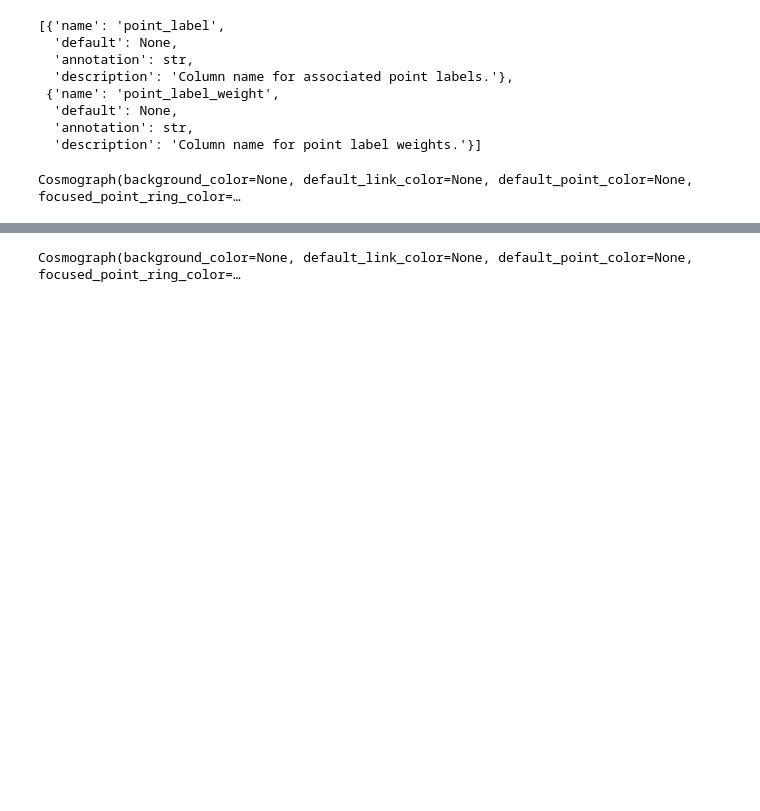
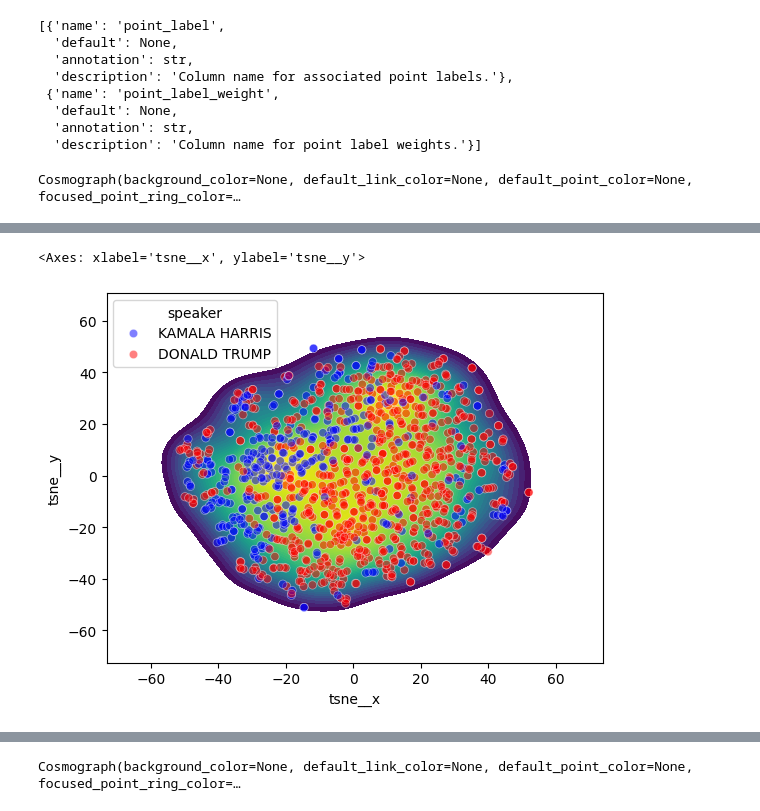
Before and after one commit to cosmograph-org/py_cosmograph, a Jupyter notebook: demos/harris_vs_trump_debate.ipynb, the cells around one changed output, grey strips where cells are left out. Saved outputs shown, nothing was run; the diff lists cells and outputs as text; code cells hidden in the pictures; blank space fills up the shorter version.

```diff
--- a/demos/harris_vs_trump_debate.ipynb
+++ b/demos/harris_vs_trump_debate.ipynb
@@ -478,0 +547,13 @@ Cosmograph(background_color=None, default_link_color=None, default_point_color=N
+# %%
+# kde plot of tsne_x and tsne_y
+from seaborn import kdeplot
+
+kdeplot(df, x='tsne__x', y='tsne__y', fill=True, cmap='viridis', levels=50)
+
+# scatter plot of tsne_x and tsne_y
+from seaborn import scatterplot
+
+scatterplot(data=df, x='tsne__x', y='tsne__y', hue='speaker', palette={'KAMALA HARRIS': 'blue', 'DONALD TRUMP': 'red'}, alpha=0.5)
+# %% [output]
+<Axes: xlabel='tsne__x', ylabel='tsne__y'>
+[figure, added]
```
Also changed, not shown: parts of 17 cells of this notebook, 2 other files.
